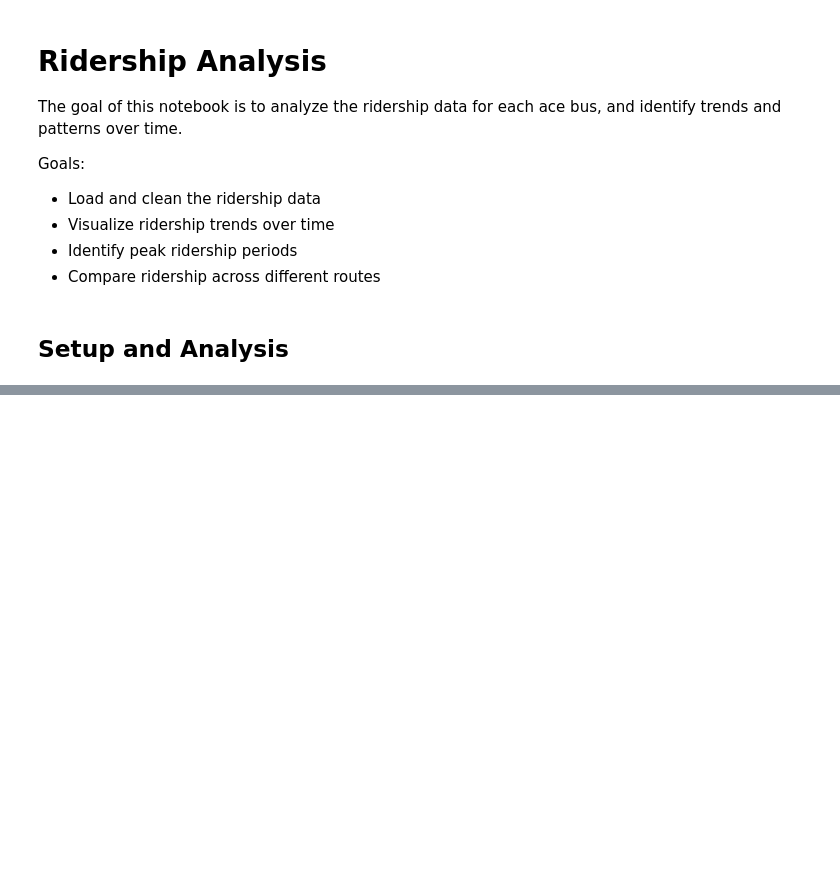
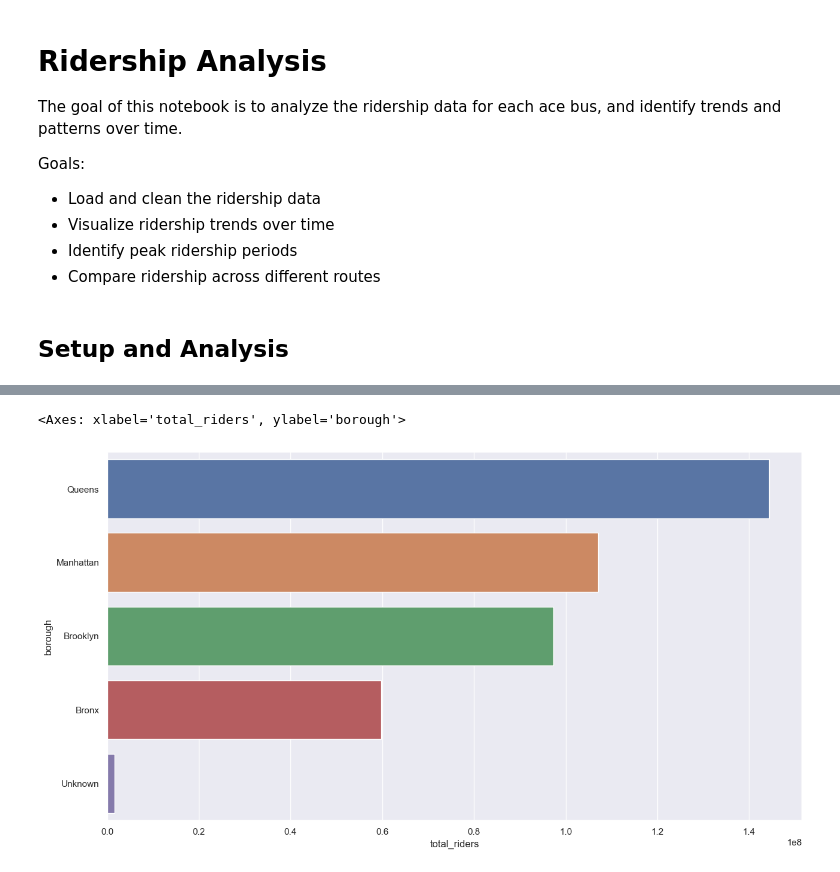
Before and after one commit to MHC-Datathon/Data-Lions, a Jupyter notebook: notebooks/part-2-notebooks/eda-2.ipynb, the cells around one changed output, grey strips where cells are left out. Cells and saved outputs as stored; diff of their text form; code cells hidden in the pictures; blank space fills up the shorter version.

```diff
--- a/notebooks/part-2-notebooks/eda-2.ipynb
+++ b/notebooks/part-2-notebooks/eda-2.ipynb
@@ -122,0 +273,7 @@ raw_2025_complete.info()
+# %%
+sns.set_theme()
+plt.figure(figsize=(15, 8))
+sns.barplot(data=borough_totals, x="total_riders", y="borough", hue="borough")
+# %% [output]
+<Axes: xlabel='total_riders', ylabel='borough'>
+[figure, added]
```
Also changed, not shown: parts of 23 cells of this notebook, 3 other files.
